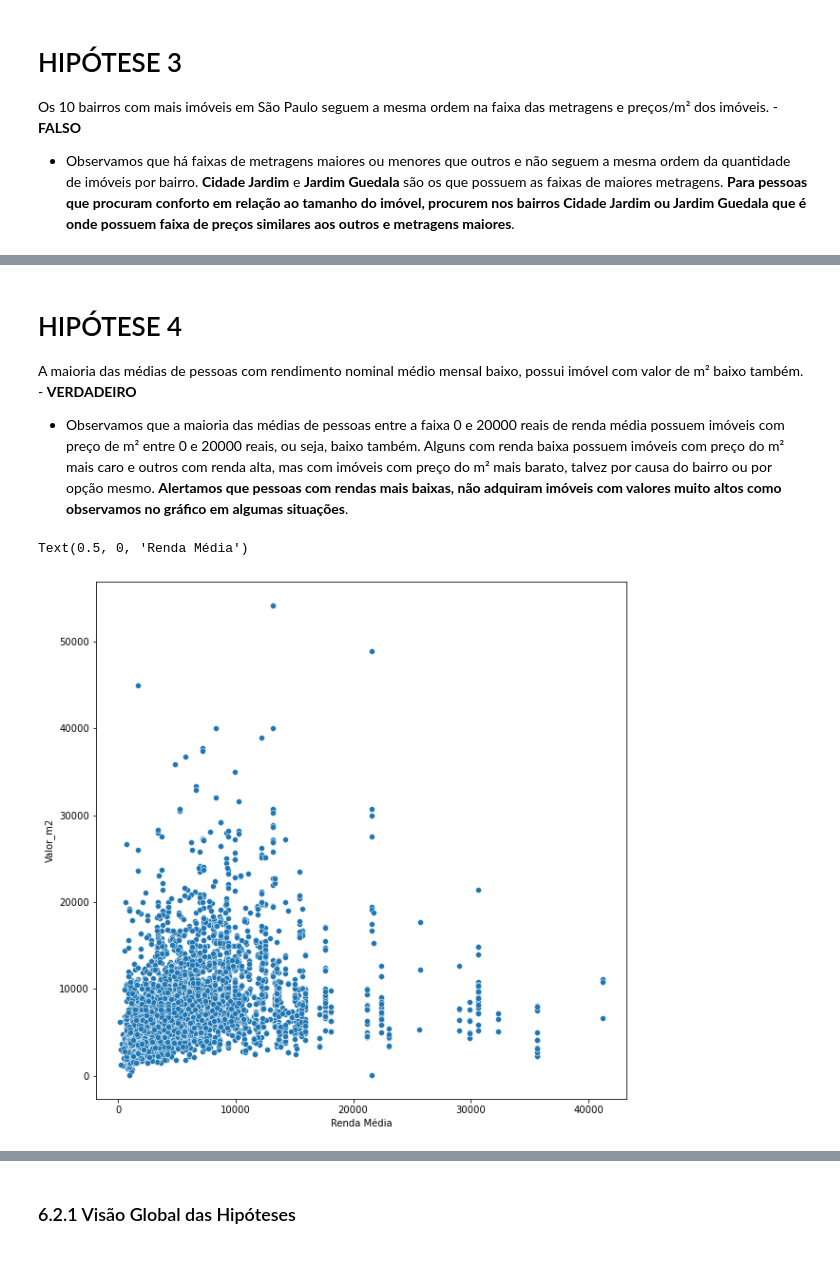
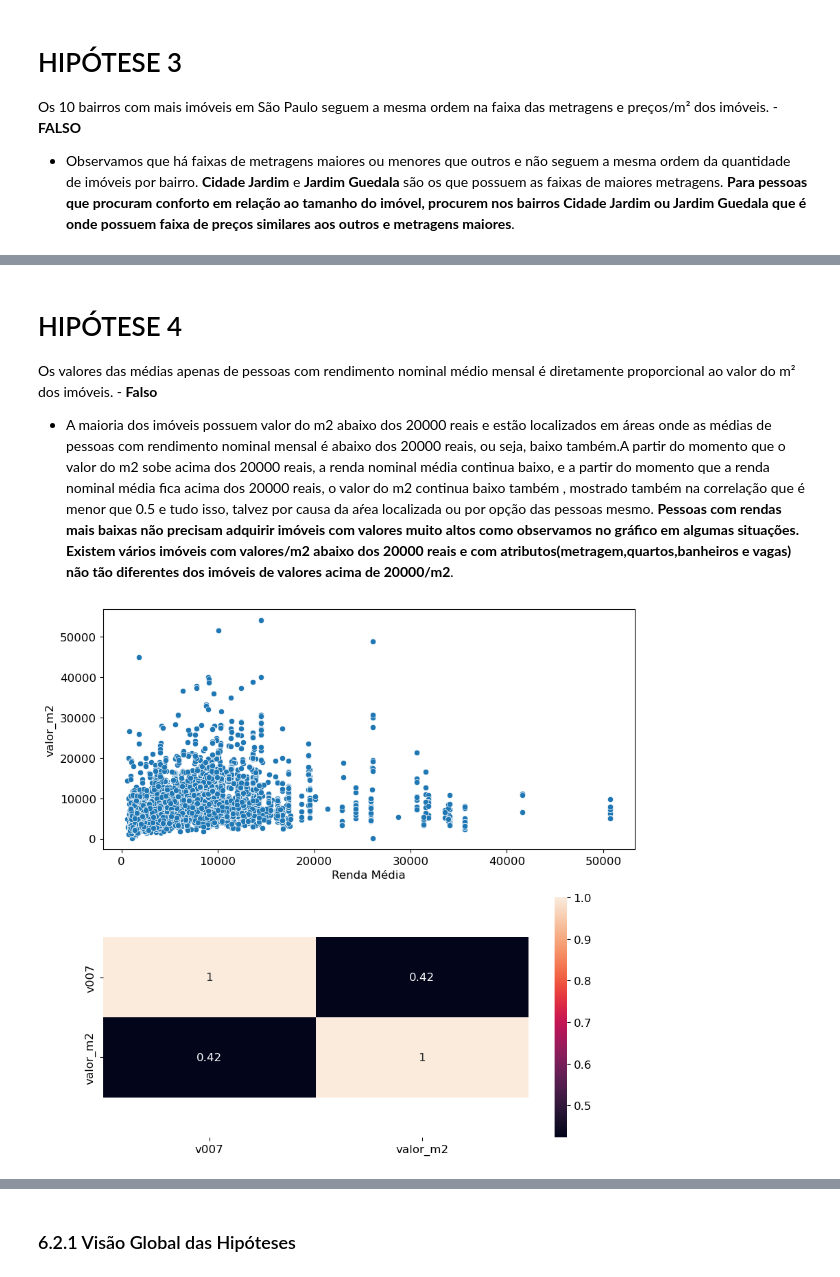
Before and after one commit to hugoferraz5/Alura_Creditas2, a Jupyter notebook: Creditas_alura1.ipynb, the cells around one changed output, grey strips where cells are left out. Drawn from its saved outputs; the diff is of its cells as text; code cells hidden in the pictures.

```diff
--- a/Creditas_alura1.ipynb
+++ b/Creditas_alura1.ipynb
@@ -1107,6 +983,6 @@ plt.show()
 ## 4.4 Checkpoint
 # %%
 # cópia do data set
-data_clean = data.copy()
+df3 = df2.copy()
 # %%
 # salvar o data set
@@ -1445,18 +1340,27 @@ Os 10 bairros com mais imóveis em São Paulo seguem a mesma ordem no número de
 # %%
 # Valor_m2 abaixo de 30000 devido aos valores discrepantes
+
+foo = df4.copy()
+foo['vagas'] = foo['vagas'].astype('int')
+
+foo1 = df4.copy()
+foo1['quartos'] = foo1['quartos'].astype('int')
+
 plt.figure(figsize=(16, 8), tight_layout={'pad':2.0})
 
 plt.subplot(3,1,1)
-ax1 = sns.boxplot(data = data1.query("Bairro in @top_bairros"), x="Bairro", y="Vagas")
-ax1.tick_params(axis='x', rotation=45)
+ax1 = sns.boxplot(data = foo.query("bairro in @top_bairros"), x="bairro", y="vagas")
+plt.xlabel("")
 
 plt.subplot(3,1,2)
-ax2 = sns.boxplot(data = data1.query("Bairro in @top_bairros"), x="Bairro", y="Quartos")
-ax2.tick_params(axis='x', rotation=45)
+ax2 = sns.boxplot(data = foo1.query("bairro in @top_bairros"), x="bairro", y="quartos")
+plt.xlabel("")
 
 plt.subplot(3,1,3)
-ax3 = sns.boxplot(data = data1.query("Bairro in @top_bairros"), x="Bairro", y="Metragem")
-ax3.tick_params(axis='x', rotation=45)
+ax3 = sns.boxplot(data = df4.query("bairro in @top_bairros"), x="bairro", y="metragem")
+plt.xlabel("")
+
+plt.rcParams.update({'font.size': 12})
 
 plt.show()
 # %% [output]
@@ -1471,12 +1375,12 @@ Os 10 bairros com mais imóveis em São Paulo seguem a mesma ordem na faixa das
 plt.figure(figsize=(16, 8), tight_layout={'pad':2.0})
 
 plt.subplot(2,1,1)
-ax = sns.boxplot(data = data1.query("Bairro in @top_bairros  & Metragem < 1500"), x="Bairro", y="Metragem")
-ax.tick_params(axis='x', rotation=45)
+ax = sns.boxplot(data = df4.query("bairro in @top_bairros  & metragem < 1500"), x="bairro", y="metragem")
 
 plt.subplot(2,1,2)
-a1 = sns.boxplot(data = data1.query("Bairro in @top_bairros & Valor_m2 < 30000"), x="Bairro", y="Valor_m2")
-a1.tick_params(axis='x', rotation=45)
+a1 = sns.boxplot(data = df4.query("bairro in @top_bairros & valor_m2 < 30000"), x="bairro", y="valor_m2")
+
+plt.rcParams.update({'font.size': 12})
 
 plt.show()
 # %% [output]
@@ -1484,12 +1388,22 @@ plt.show()
 # %% [markdown]
 # HIPÓTESE 4
-A maioria das médias de pessoas com rendimento nominal médio mensal baixo, possui imóvel com valor de m² baixo também. - **VERDADEIRO**
+Os valores das médias apenas de pessoas com rendimento nominal médio mensal é diretamente proporcional ao valor do m² dos imóveis. - **Falso**
 
-* Observamos que a maioria das médias de pessoas entre a faixa 0 e 20000 reais de renda média possuem imóveis com preço de m² entre 0 e 20000 reais, ou seja, baixo também. Alguns com renda baixa possuem imóveis com preço do m² mais caro e outros com renda alta, mas com imóveis com preço do m² mais barato, talvez por causa do bairro ou por opção mesmo. **Alertamos que pessoas com rendas mais baixas, não adquiram imóveis com valores muito altos como observamos no gráfico em algumas situações**.
+* A maioria dos imóveis possuem valor do m2 abaixo dos 20000 reais e estão localizados em áreas onde as médias de pessoas com rendimento nominal mensal é abaixo dos 20000 reais, ou seja, baixo também.A partir do momento que o valor do m2 sobe acima dos 20000 reais, a renda nominal média continua baixo, e a partir do momento que a renda nominal média fica acima dos 20000 reais, o valor do m2 continua baixo também , mostrado também na correlação que é menor que 0.5 e tudo isso, talvez por causa da aŕea localizada ou por opção das pessoas mesmo. **Pessoas com rendas mais baixas não precisam adquirir imóveis com valores muito altos como observamos no gráfico em algumas situações. Existem vários imóveis com valores/m2 abaixo dos 20000 reais e com atributos(metragem,quartos,banheiros e vagas) não tão diferentes dos imóveis de valores acima de 20000/m2**.
 # %%
 plt.figure(figsize=(10, 10))
-sns.scatterplot(data = data1, x="V005", y="Valor_m2")
+
+plt.subplot(2, 1, 1)
+ax1 = sns.scatterplot(data = df4, x="v007", y="valor_m2")
 plt.xlabel('Renda Média')
+
+aux = df4[['valor_m2', 'v007']].groupby('v007').sum().reset_index()
+
+plt.subplot(2, 1, 2)
+ax2 = sns.heatmap(aux.corr(method='pearson'), annot=True)
+bottom, top = ax2.get_ylim()
+ax2.set_ylim(bottom+0.5, top-0.5);
+
+plt.show()
 # %% [output]
-Text(0.5, 0, 'Renda Média')
-[figure, old version]
+[figure, new version]
```
Also changed, not shown: parts of 163 cells of this notebook, 32 other files.
